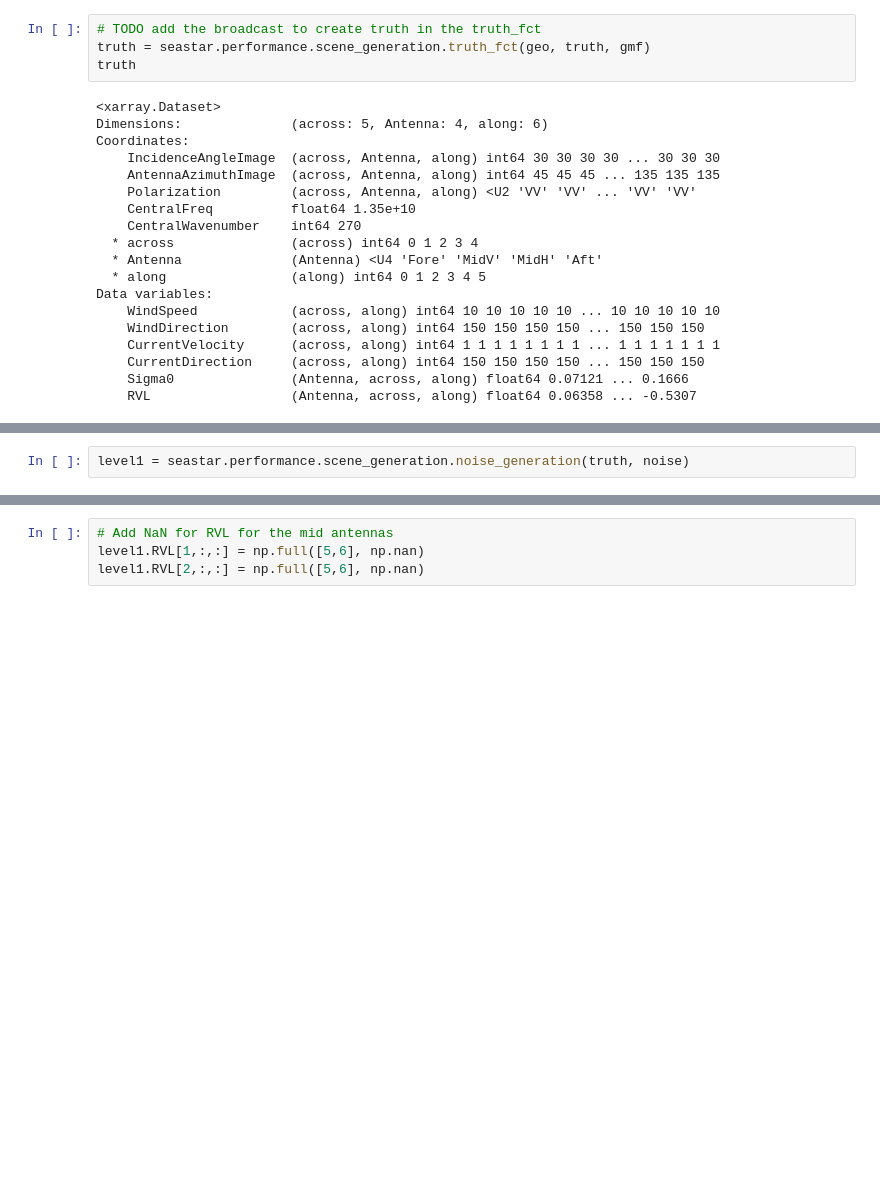
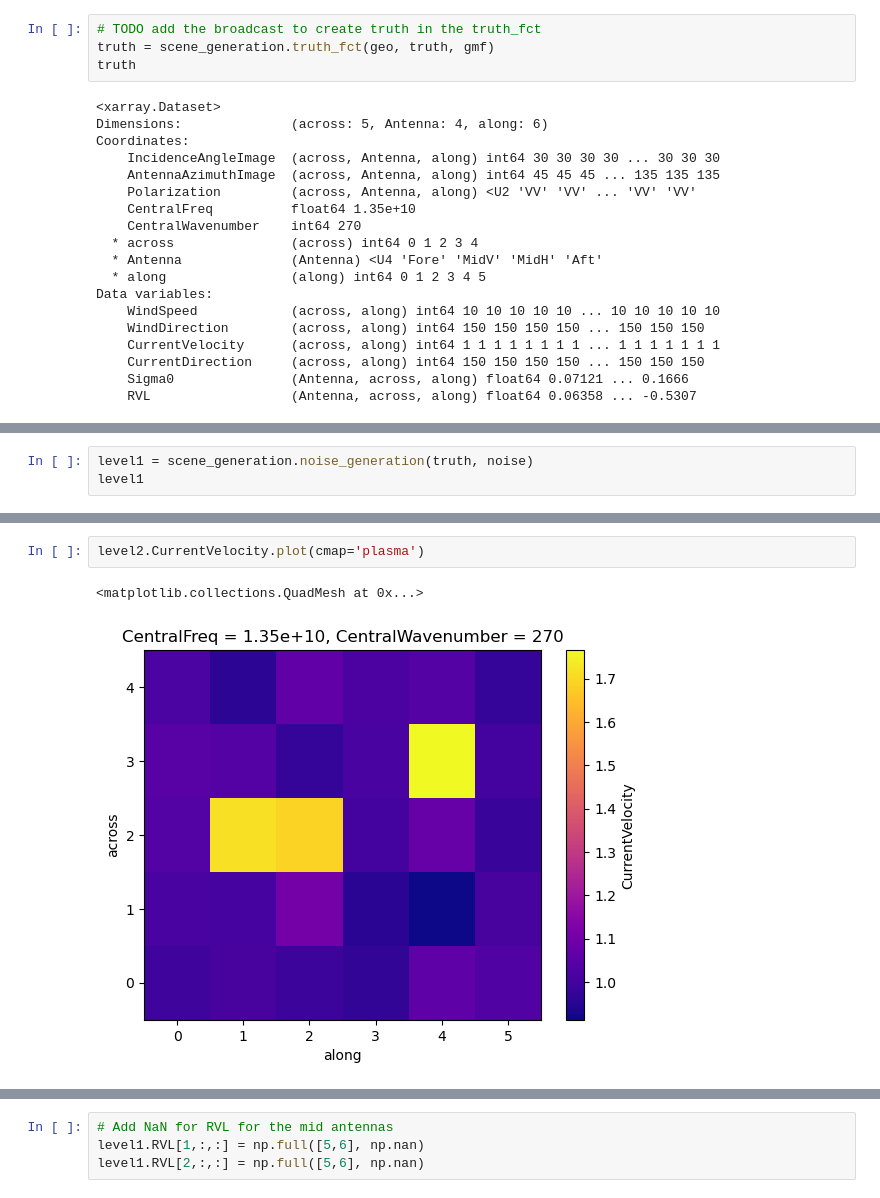
Before and after one commit to ACHMartin/seastar_project, a Jupyter notebook: SciReC_Feb_2023_perf.ipynb, the cells around one changed output, grey strips where cells are left out. Cells and saved outputs as stored; diff of their text form; blank space fills up the shorter version.

```diff
--- a/SciReC_Feb_2023_perf.ipynb
+++ b/SciReC_Feb_2023_perf.ipynb
@@ -156,7 +159,7 @@ gmf=dotdict({
 })
 # %%
 # TODO add the broadcast to create truth in the truth_fct
-truth = seastar.performance.scene_generation.truth_fct(geo, truth, gmf)
+truth = scene_generation.truth_fct(geo, truth, gmf)
 truth
 # %% [output]
 <xarray.Dataset>
@@ -233,2 +238,3 @@ To Be Done - uncertainty function
 # %%
-level1 = seastar.performance.scene_generation.noise_generation(truth, noise)
+level1 = scene_generation.noise_generation(truth, noise)
+level1
@@ -276,0 +285,5 @@ level2
+# %%
+level2.CurrentVelocity.plot(cmap='plasma')
+# %% [output]
+<matplotlib.collections.QuadMesh at 0x...>
+[figure, added]
```
Also changed, not shown: parts of 80 cells of this notebook, 4 other files.
